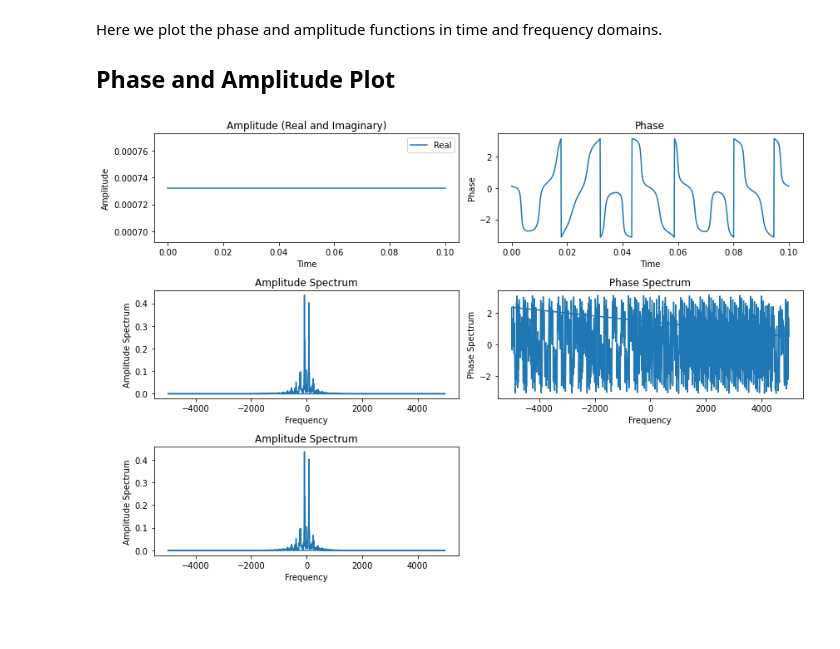
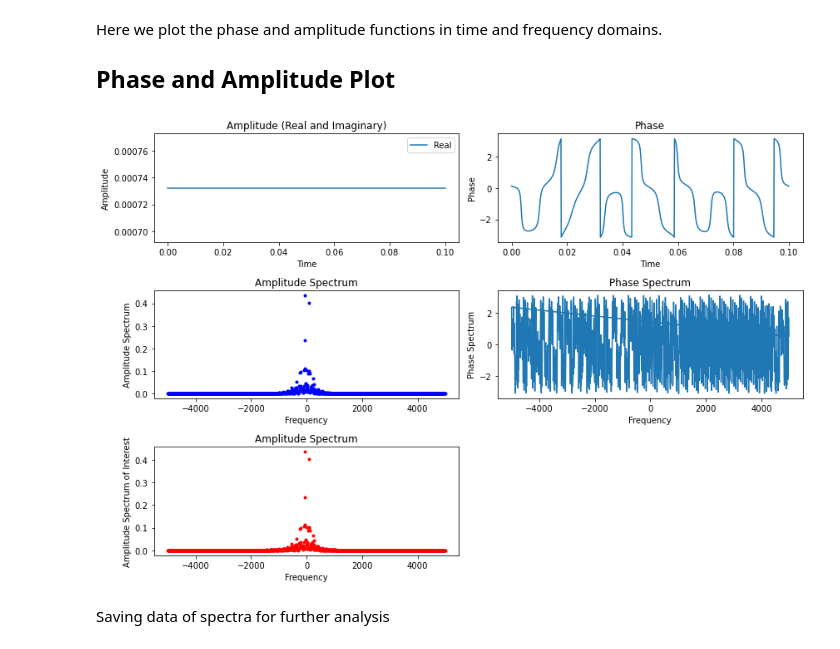
Before and after one commit to AlexSJL/PhaseRetrieval, a Jupyter notebook: CGH by GSA.ipynb, the cells around one changed output. Cells and saved outputs as stored; diff of their text form; code cells hidden in the pictures; blank space fills up the shorter version.

```diff
--- a/CGH by GSA.ipynb
+++ b/CGH by GSA.ipynb
@@ -285,35 +285,39 @@ plt.ylabel('Amplitude')
 plt.title('Amplitude (Real and Imaginary)')
 plt.legend()
 
 # Second plot showing phase in time domain
 plt.subplot(3,2,2)
 plt.plot(t, phi_t)
 plt.xlabel('Time')
 plt.ylabel('Phase')
 plt.title('Phase')
 
 # Third Plot showing Amplitude spectrum
+# Use Scatter Plot to Avoid Confusion
 plt.subplot(3,2,3)
-plt.plot(freqs, amplitude_spectrum)
+plt.plot(freqs, amplitude_spectrum, 'b.')
 plt.xlabel('Frequency')
 plt.ylabel('Amplitude Spectrum')
 plt.title('Amplitude Spectrum')
 
 # Fourth Plot showing Phase Spectrum
 plt.subplot(3,2,4)
 plt.plot(freqs, phase_spectrum)
 plt.xlabel('Frequency')
 plt.ylabel('Phase Spectrum')
 plt.title('Phase Spectrum')
 
 # Last plot showing the amplitude spectrum of interest
-plt.subplot(325)
-plt.plot(freqs[freq_mask], amplitude_spectrum[freq_mask])
+# Use Scatter Plot to Avoid Confusion
+plt.subplot(3,2,5)
+plt.plot(freqs[freq_mask], amplitude_spectrum[freq_mask], 'r.')
 plt.xlabel('Frequency')
-plt.ylabel('Amplitude Spectrum')
+plt.ylabel('Amplitude Spectrum of Interest')
 plt.title('Amplitude Spectrum')
 
 # Modifying the layout of subplots
 plt.tight_layout()
 # %% [output]
-[figure, old version]
+[figure, new version]
+# %% [markdown]
+Saving data of spectra for further analysis
```
Also changed, not shown: parts of 1 cell of this notebook.
